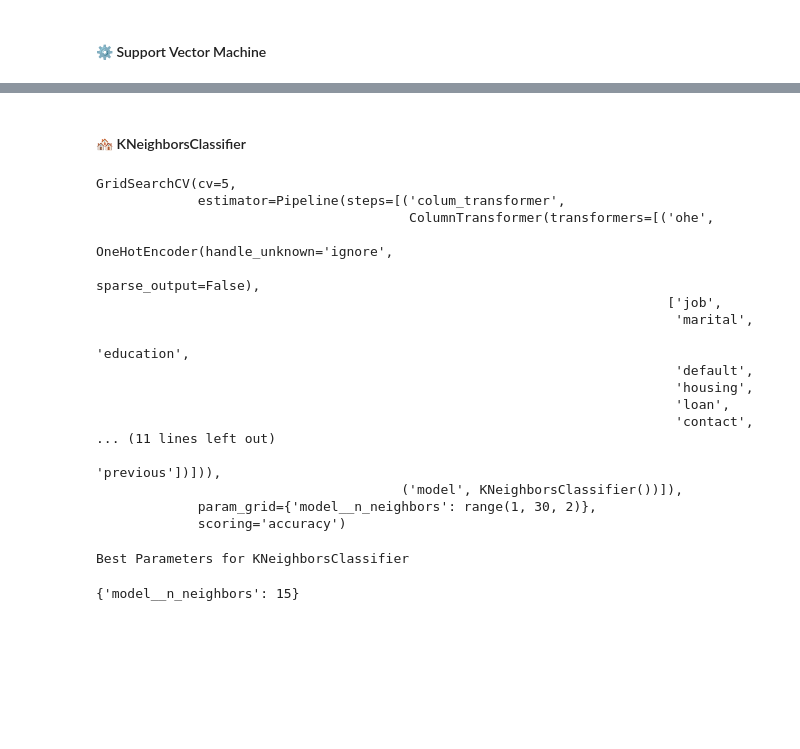
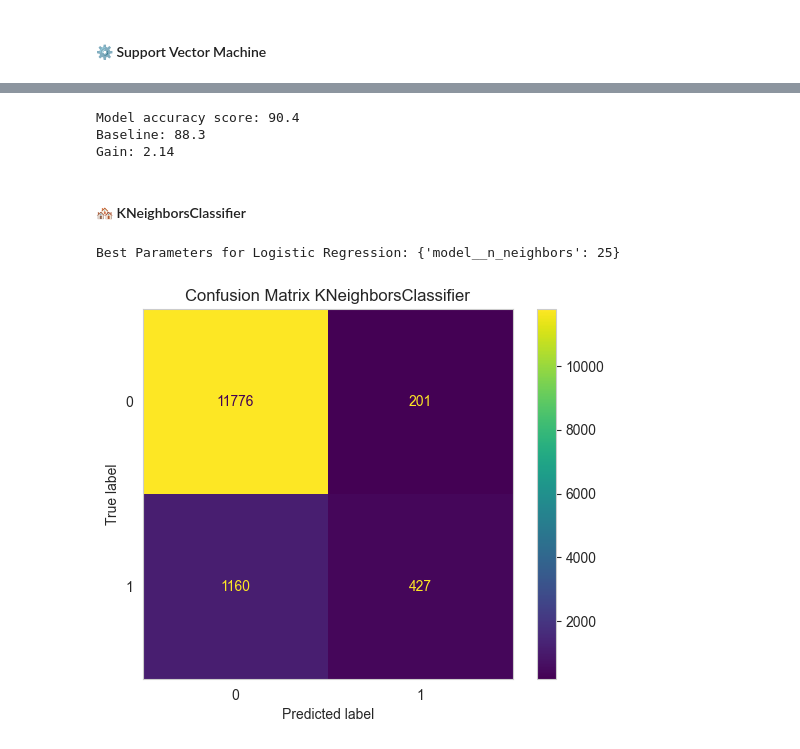
Before and after one commit to gabrieldornella/capstone-project, a Jupyter notebook: notebooks/ModelComparison.ipynb, the cells around one changed output, grey strips where cells are left out. Cells and saved outputs as stored; diff of their text form; code cells hidden in the pictures; blank space fills up the shorter version.

```diff
--- a/notebooks/EDA.ipynb
+++ b/notebooks/ModelComparison.ipynb
@@ -717,3 +709,12 @@ The recall for Tree is  0.3264020163831128
+# %%
+# Model Score
+print(f"Model accuracy score: {round(accuracy_score(y_test,predict_test),3)*100}")
+print(f"Baseline: {round(100-baseline,2)}")
+print(f"Gain: {round(accuracy_score(y_test,predict_test)*100 - (100-baseline),2)}")
+# %% [output]
+Model accuracy score: 90.4
+Baseline: 88.3
+Gain: 2.14
 # %% [markdown]
 #### 🏘️ KNeighborsClassifier
 # %%
@@ -731,35 +731,39 @@ pipe_knn = Pipeline([
 # GridSearch KNeighborsClassifier
 knn_grid = GridSearchCV(pipe_knn, param_grid=knn_parameters,cv=5,scoring='accuracy')
 
-# Fit Deciosion Tree model
+###########################
+# Fit KNeighborsClassifier model
+start_time = time.time()
+
 knn_grid.fit(X_train,y_train)
+
+fit_time = time.time() - start_time
-# %% [output]
-GridSearchCV(cv=5,
-             estimator=Pipeline(steps=[('colum_transformer',
-                                        ColumnTransformer(transformers=[('ohe',
-                                                                         OneHotEncoder(handle_unknown='ignore',
-                                                                                       sparse_output=False),
-                                                                         ['job',
-                                                                          'marital',
-                                                                          'education',
-                                                                          'default',
-                                                                          'housing',
-                                                                          'loan',
-                                                                          'contact',
-... (11 lines left out)
-                                                                          'previous'])])),
-                                       ('model', KNeighborsClassifier())]),
-             param_grid={'model__n_neighbors': range(1, 30, 2)},
-             scoring='accuracy')
 # %%
-# Best Parameters for Decision Tree
-print('Best Parameters for KNeighborsClassifier')
-knn_grid.best_params_
+# Best Parameters for KNeighborsClassifier
+
+best_params = knn_grid.best_params_
+print(f'Best Parameters for Logistic Regression: {best_params}')
 # %% [output]
-Best Parameters for KNeighborsClassifier
+Best Parameters for Logistic Regression: {'model__n_neighbors': 25}
-{'model__n_neighbors': 15}
 # %%
-# Predict
-predict = knn_grid.predict(X_test)
-proba = knn_grid.predict_proba(X_test)
+# Prediction and Scores
+# Predict for KNeighborsClassifier
+predict_train = knn_grid.predict(X_train)
+predict_test = knn_grid.predict(X_test)
+
+# Scores
+accuracy_score_train = accuracy_score(y_train, predict_train)
+accuracy_score_test = accuracy_score(y_test, predict_test)
+precision_sc = precision_score(y_test, predict_test)
+recall_sc = recall_score(y_test, predict_test)
+# %%
+# Confusion Matrix KNeighborsClassifier
+cm = confusion_matrix(y_test, predict_test)
+disp = ConfusionMatrixDisplay(confusion_matrix=cm)
+disp.plot()
+plt.title('Confusion Matrix KNeighborsClassifier')
+plt.grid(None)
+plt.show()
+# %% [output]
+[figure, added]
 # %%
```
Also changed, not shown: parts of 32 cells of this notebook, 1 other file.
